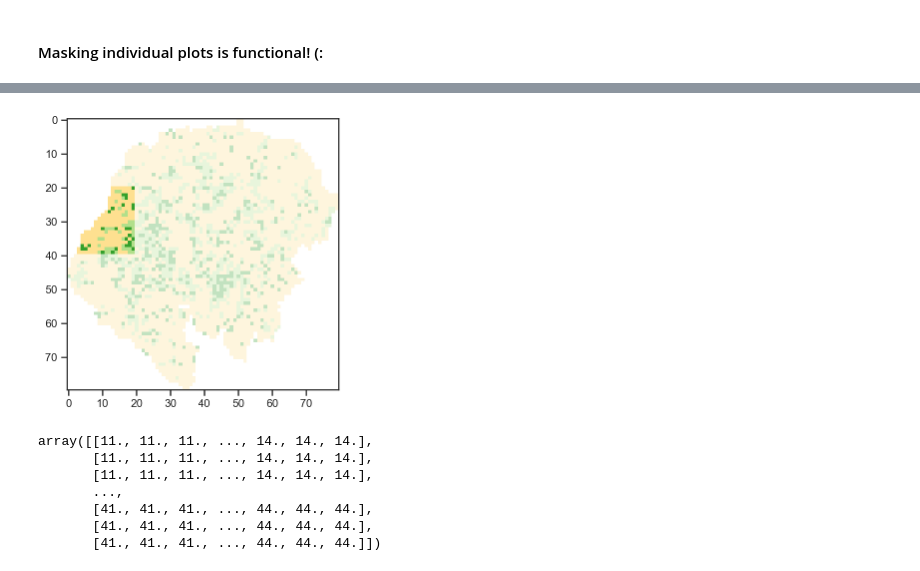
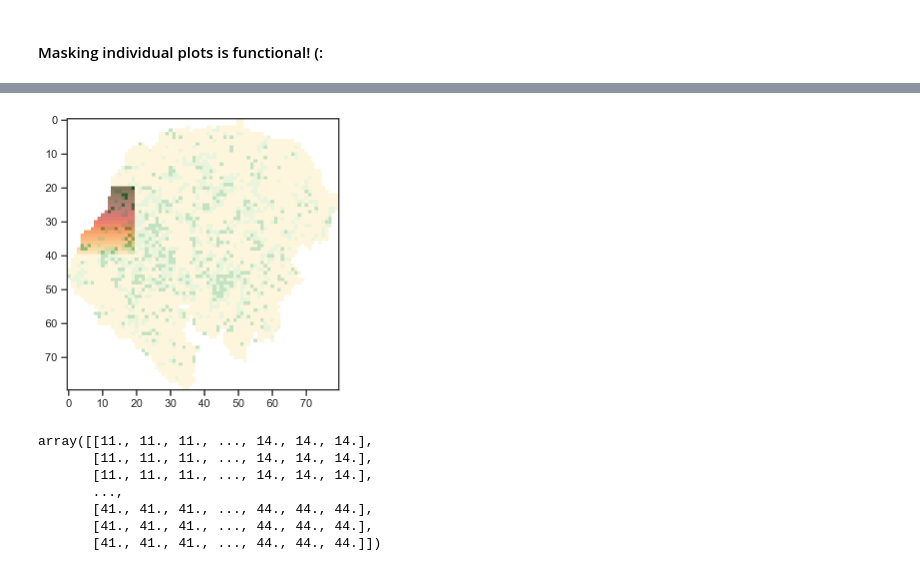
Before and after one commit to derpyninja/gecm, a Jupyter notebook: notebooks/01-mb-fz-prototype-v2.ipynb, the cells around one changed output, grey strips where cells are left out. Drawn from its saved outputs; the diff is of its cells as text; code cells hidden in the pictures.

Commit message:
further improvements of random sampling replacement strategy for map updating

```diff
--- a/notebooks/01-mb-fz-prototype-v2.ipynb
+++ b/notebooks/01-mb-fz-prototype-v2.ipynb
@@ -257,34 +222,81 @@ matrix_game.df_mgmt_decisions_long.query("Round == 1 & Plot == 21")
 # %% [markdown]
 #### Masking individual plots is functional! (:
 # %%
-# define block where lulc should be updated based on mgmt decision
-block = 21
+# to be replaced dynamicall by mgmt decision values
+N_PX_REPLACEMENT = 30
 
-# max pixels
-n_pixels_per_block_max = matrix_game.n_pixels_per_block ** 2
-n_pixels_max = matrix_game.n_pixels ** 2
 
-# create a boolean mask which is True over the pixels of the particular block
-mgmt_mask = (matrix_game.block_definition_matrix_pixel_lvl == block)
+def update_lulc_matrix_based_on_mgmt_decisions(current_round=None):
 
-# copy lulc_matrix data from stack
-mar = matrix_game.lulc_matrix_stack[:, :, matrix_game.current_round - 1].copy()
+    # leaves us the freedom to explicitly choose a round, but defaults to using the class parameter value
+    if current_round is None:
+        current_round = matrix_game.current_round
+    print("Game round: {}".format(current_round))
 
-# update the mask of the lulc_matrix based on the block mask
-mar[~mgmt_mask] = np.ma.masked
+    # max pixels
+    n_pixels_per_block_max = matrix_game.n_pixels_per_block ** 2
+    n_pixels_max = matrix_game.n_pixels ** 2
 
-# plot the block
-plt.imshow(matrix_game.lulc_matrix_stack[:, :, matrix_game.current_round - 1], cmap=matrix_game.cmap_lulc, alpha=0.3)
-plt.imshow(mar, cmap=matrix_game.cmap_lulc)
+    # query relevant mgmt decisions of current round
+    mgmt_decisions_of_round = matrix_game.df_mgmt_decisions_long.query("Round == {current_round}".format(current_round=current_round))
 
-# calculate number of counts per lulc
-unique, counts = np.unique(mar, return_counts=True)
+    # all blocks
+    blocks = matrix_game.block_definition_matrix_block_lvl.flatten()
 
-# infer number of unmasked px of block
-# this is where the we can actually update the lulc (I don't let them expand any areas outside of the biosphere)
-n_pixels_unmasked, n_pixels_masked_total = counts[:-1], counts[-1]
-n_pixels_unmasked_in_block = n_pixels_max - n_pixels_masked_total
-lulc_types_unmasked = unique[unique.mask == False].data
+    # iterate over blocks where lulc should be updated based on mgmt decision
+    # ------------------------------------------------------------------------
+    for block in blocks[3:5]:
+        print("  Management Block: {}".format(block))
 
-n_pixels_unmasked_in_block, lulc_types_unmasked, n_pixels_unmasked
+        # query relevant mgmt decisions of current round
+        # TODO: find tailored solution for SSDA
+        mgmt_decisions_of_round_and_block = mgmt_decisions_of_round.query("Plot == {block} & Player != 'SSDA'".format(block=block))
+
+        # continue to next block in case no mgmt decision has been made
+        if mgmt_decisions_of_round_and_block.empty:
+            continue
+        else:
+            # create a boolean mask which is True over the pixels of the particular block
+            mgmt_mask = matrix_game.block_definition_matrix_pixel_lvl == block
+
+            # copy lulc_matrix data from stack
+            mar = matrix_game.lulc_matrix_stack[:, :, matrix_game.current_round - 1].copy()
+
+            # update the mask of the lulc_matrix based on the block mask
+            mar[~mgmt_mask] = np.ma.masked
+
+            # calculate number of counts per lulc category
+            unique, counts = np.unique(mar, return_counts=True)
+
+            # infer number of unmasked px of block (this is where the we can actually update the lulc as I don't let them expand any areas outside of the biosphere)
+            n_pixels_unmasked, n_pixels_masked_total = counts[:-1], counts[-1]
+            n_pixels_unmasked_in_block = n_pixels_max - n_pixels_masked_total
+            lulc_types_unmasked = unique[unique.mask == False].data
+
+            # update cut our block-matrix via random sampling of array elements without replacement
+            mar_ix_1d = np.arange(mar.ravel().size)
+            mar_ix_1d_masked = np.ma.masked_array(mar_ix_1d, mask=mar.mask)
+            mar_ix_2d_masked = mar_ix_1d_masked.reshape(matrix_game.n_pixels, matrix_game.n_pixels)
+
+            # random draw of those indices
+            random_ix_1d = np.random.choice(a=mar_ix_1d_masked, size=N_PX_REPLACEMENT, replace=False)
+            # random_ix_2d = random_ix_1d.reshape(matrix_game.n_pixels, matrix_game.n_pixels)
+
+            print("")
+            print(random_ix_1d)
+
+            # plot the block
+            plt.imshow(matrix_game.lulc_matrix_stack[:, :, matrix_game.current_round - 1], cmap=matrix_game.cmap_lulc, alpha=0.3)
+            plt.imshow(mar, cmap=matrix_game.cmap_lulc)
+            plt.imshow(mar_ix_2d_masked, alpha=0.5)
+
+            print("")
+            print("   ", n_pixels_unmasked_in_block, lulc_types_unmasked, n_pixels_unmasked)
+
+            print("")
+            print(mgmt_decisions_of_round_and_block)
+            print("")
+
+# update lulc map
+update_lulc_matrix_based_on_mgmt_decisions()
 # %% [output]
@@ -292,4 +320,4 @@ n_pixels_unmasked_in_block, lulc_types_unmasked, n_pixels_unmasked
-[figure, old version]
+[figure, new version]
 # %%
 %reload_ext autoreload
 matrix_game.block_definition_matrix_pixel_lvl
```
Also changed, not shown: parts of 6 cells of this notebook, 4 other files.
